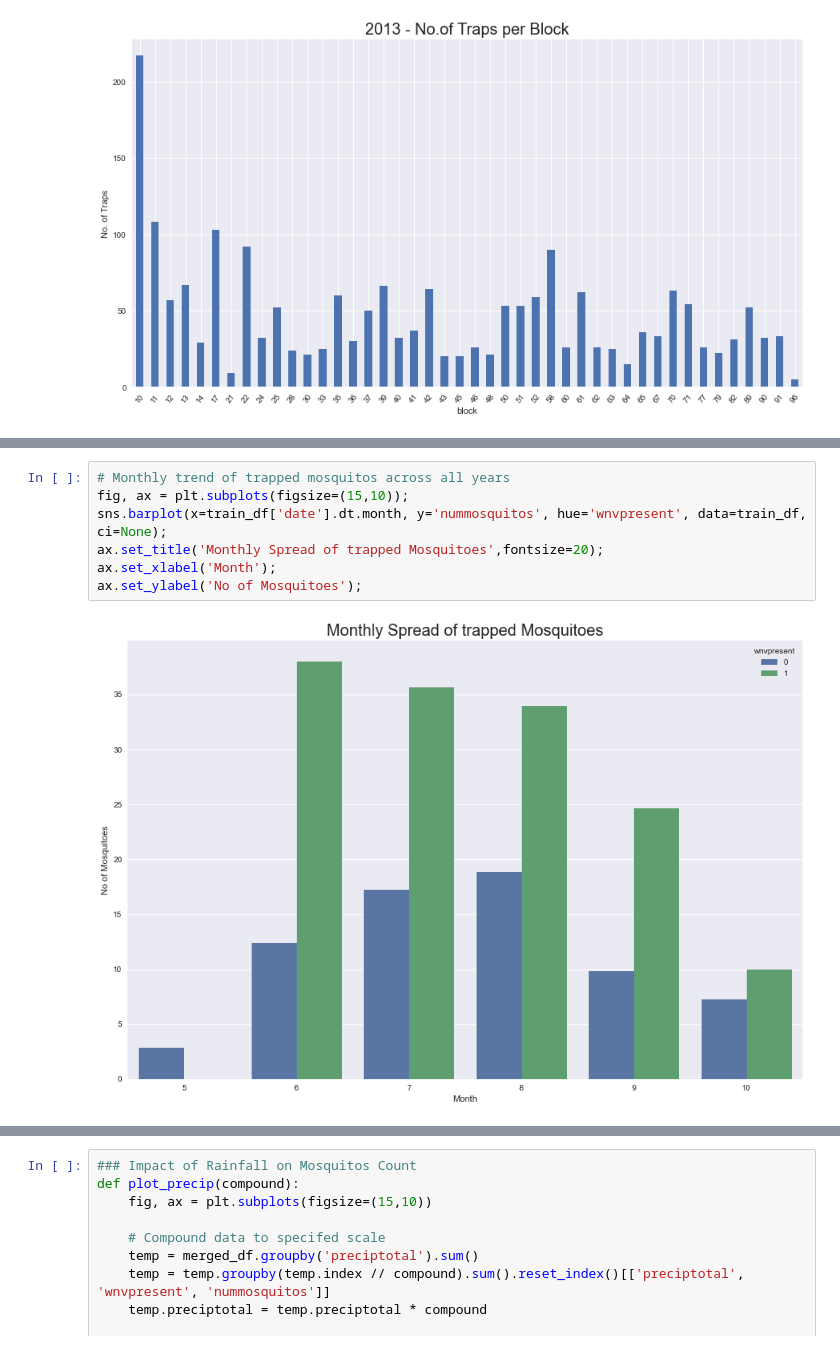
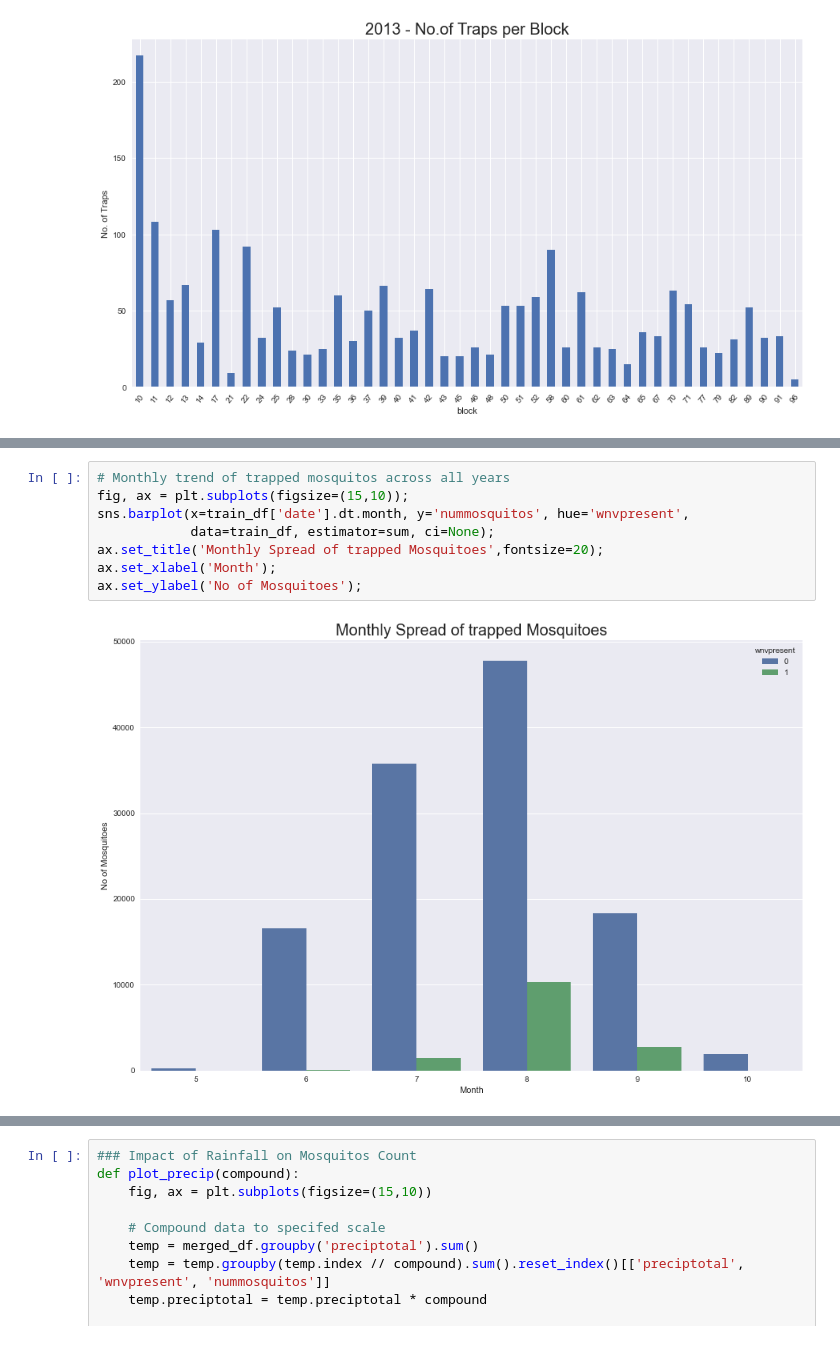
Before and after one commit to sherlocknow/DSI16_P4_G4_, a Jupyter notebook: code/projec4_files_upload.ipynb, the cells around one changed output, grey strips where cells are left out. Saved outputs shown, nothing was run; the diff lists cells and outputs as text.

```diff
--- a/code/projec4_files_upload.ipynb
+++ b/code/projec4_files_upload.ipynb
@@ -1249,9 +1287,10 @@ for i, yr in enumerate(list(train_df['year'].unique())):
 # %%
 # Monthly trend of trapped mosquitos across all years
 fig, ax = plt.subplots(figsize=(15,10));
-sns.barplot(x=train_df['date'].dt.month, y='nummosquitos', hue='wnvpresent', data=train_df, ci=None);
+sns.barplot(x=train_df['date'].dt.month, y='nummosquitos', hue='wnvpresent',
+            data=train_df, estimator=sum, ci=None);
 ax.set_title('Monthly Spread of trapped Mosquitoes',fontsize=20);
 ax.set_xlabel('Month');
 ax.set_ylabel('No of Mosquitoes');
 # %% [output]
-[figure, old version]
+[figure, new version]
```
Also changed, not shown: parts of 45 cells of this notebook, 2 other files.
